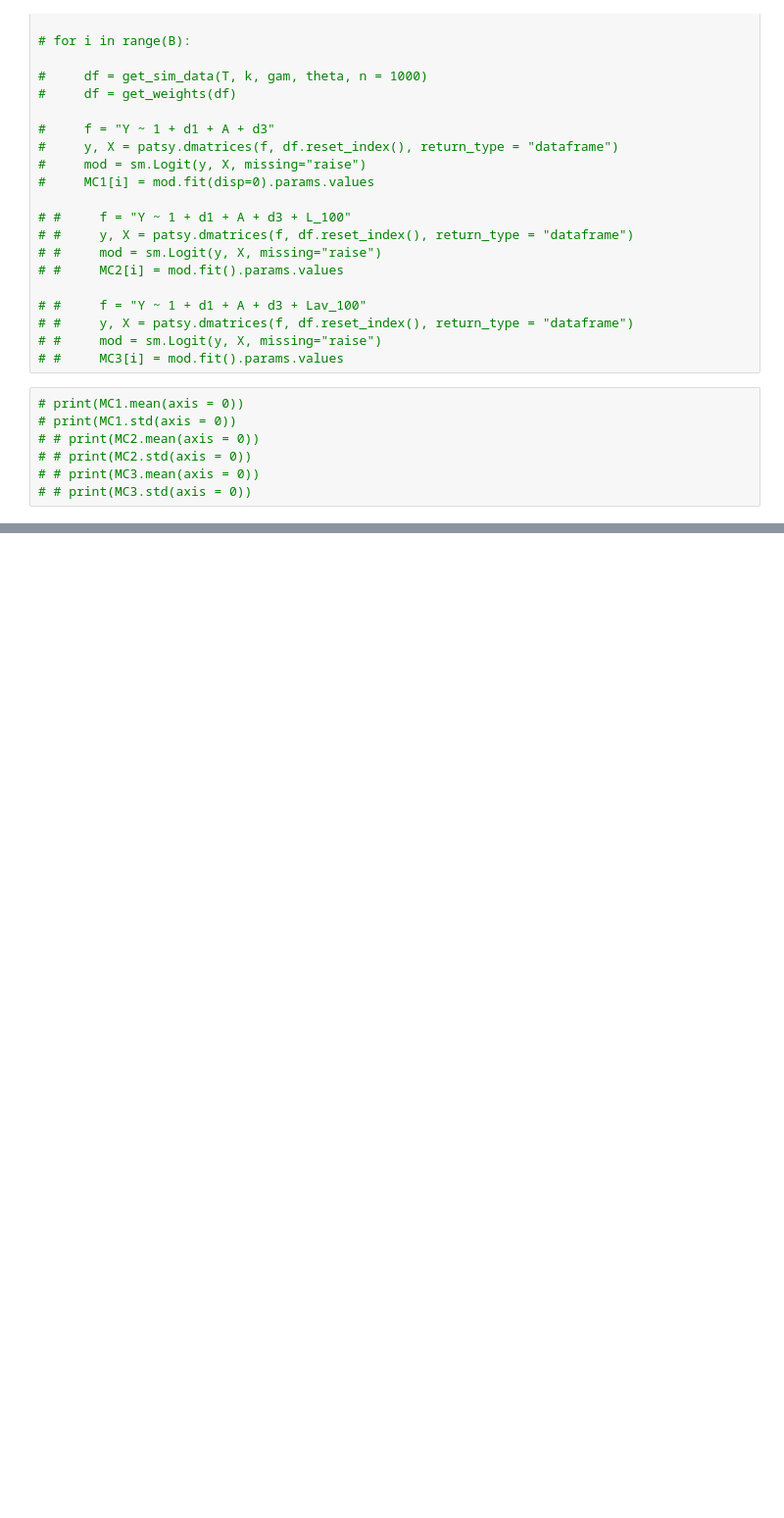
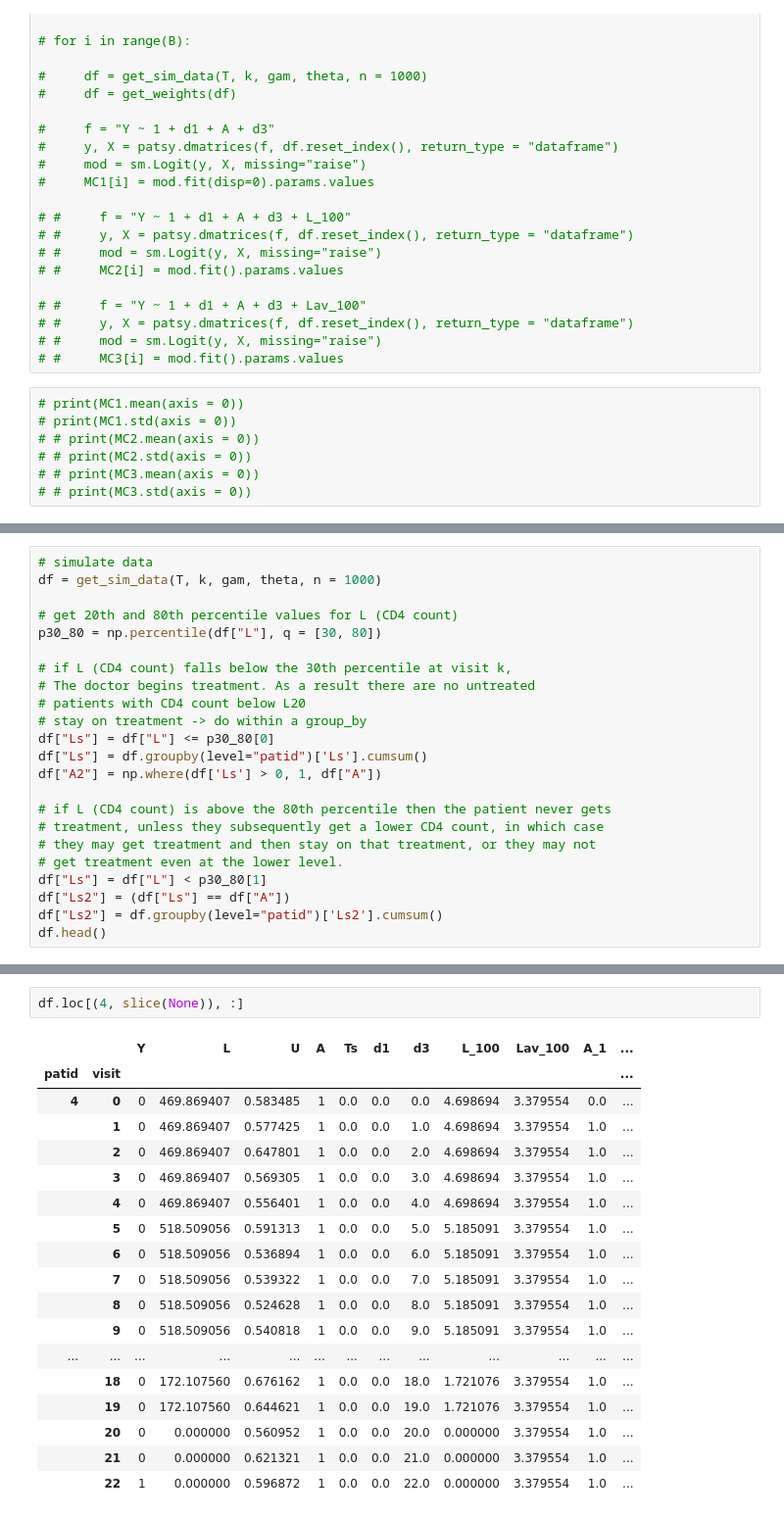
Before and after one commit to clancia/msm-simul-oncol, a Jupyter notebook: data_generation_code.ipynb, the cells around one changed output, grey strips where cells are left out. Shown at 98% size. Drawn from its saved outputs; the diff is of its cells as text; blank space fills up the shorter version.

```diff
--- a/data_generation_code.ipynb
+++ b/data_generation_code.ipynb
@@ -289,0 +369,23 @@ print(co.std(axis = 0))
+# %%
+# simulate data
+df = get_sim_data(T, k, gam, theta, n = 1000)
+
+# get 20th and 80th percentile values for L (CD4 count)
+p30_80 = np.percentile(df["L"], q = [30, 80])
+
+# if L (CD4 count) falls below the 30th percentile at visit k,
+# The doctor begins treatment. As a result there are no untreated
+# patients with CD4 count below L20
+# stay on treatment -> do within a group_by
+df["Ls"] = df["L"] <= p30_80[0]
+df["Ls"] = df.groupby(level="patid")['Ls'].cumsum()
+df["A2"] = np.where(df['Ls'] > 0, 1, df["A"])
+
+# if L (CD4 count) is above the 80th percentile then the patient never gets
+# treatment, unless they subsequently get a lower CD4 count, in which case
+# they may get treatment and then stay on that treatment, or they may not
+# get treatment even at the lower level.
+df["Ls"] = df["L"] < p30_80[1]
+df["Ls2"] = (df["Ls"] == df["A"])
+df["Ls2"] = df.groupby(level="patid")['Ls2'].cumsum()
+df.head()
@@ -289,0 +400,21 @@ print(co.std(axis = 0))
+# %%
+df.loc[(4, slice(None)), :]
+# %% [output]
+|  |  | Y | L | U | A | Ts | d1 | d3 | L_100 | Lav_100 | A_1 | ... |
+| patid | visit |  |  |  |  |  |  |  |  |  |  | ... |
+| 4 | 0 | 0 | 469.869407 | 0.583485 | 1 | 0.0 | 0.0 | 0.0 | 4.698694 | 3.379554 | 0.0 | ... |
+|  | 1 | 0 | 469.869407 | 0.577425 | 1 | 0.0 | 0.0 | 1.0 | 4.698694 | 3.379554 | 1.0 | ... |
+|  | 2 | 0 | 469.869407 | 0.647801 | 1 | 0.0 | 0.0 | 2.0 | 4.698694 | 3.379554 | 1.0 | ... |
+|  | 3 | 0 | 469.869407 | 0.569305 | 1 | 0.0 | 0.0 | 3.0 | 4.698694 | 3.379554 | 1.0 | ... |
+|  | 4 | 0 | 469.869407 | 0.556401 | 1 | 0.0 | 0.0 | 4.0 | 4.698694 | 3.379554 | 1.0 | ... |
+|  | 5 | 0 | 518.509056 | 0.591313 | 1 | 0.0 | 0.0 | 5.0 | 5.185091 | 3.379554 | 1.0 | ... |
+|  | 6 | 0 | 518.509056 | 0.536894 | 1 | 0.0 | 0.0 | 6.0 | 5.185091 | 3.379554 | 1.0 | ... |
+|  | 7 | 0 | 518.509056 | 0.539322 | 1 | 0.0 | 0.0 | 7.0 | 5.185091 | 3.379554 | 1.0 | ... |
+|  | 8 | 0 | 518.509056 | 0.524628 | 1 | 0.0 | 0.0 | 8.0 | 5.185091 | 3.379554 | 1.0 | ... |
+|  | 9 | 0 | 518.509056 | 0.540818 | 1 | 0.0 | 0.0 | 9.0 | 5.185091 | 3.379554 | 1.0 | ... |
+| ... | ... | ... | ... | ... | ... | ... | ... | ... | ... | ... | ... | ... |
+|  | 18 | 0 | 172.107560 | 0.676162 | 1 | 0.0 | 0.0 | 18.0 | 1.721076 | 3.379554 | 1.0 | ... |
+|  | 19 | 0 | 172.107560 | 0.644621 | 1 | 0.0 | 0.0 | 19.0 | 1.721076 | 3.379554 | 1.0 | ... |
+|  | 20 | 0 | 0.000000 | 0.560952 | 1 | 0.0 | 0.0 | 20.0 | 0.000000 | 3.379554 | 1.0 | ... |
+|  | 21 | 0 | 0.000000 | 0.621321 | 1 | 0.0 | 0.0 | 21.0 | 0.000000 | 3.379554 | 1.0 | ... |
+|  | 22 | 1 | 0.000000 | 0.596872 | 1 | 0.0 | 0.0 | 22.0 | 0.000000 | 3.379554 | 1.0 | ... |
```
Also changed, not shown: parts of 18 cells of this notebook, 1 other file.
